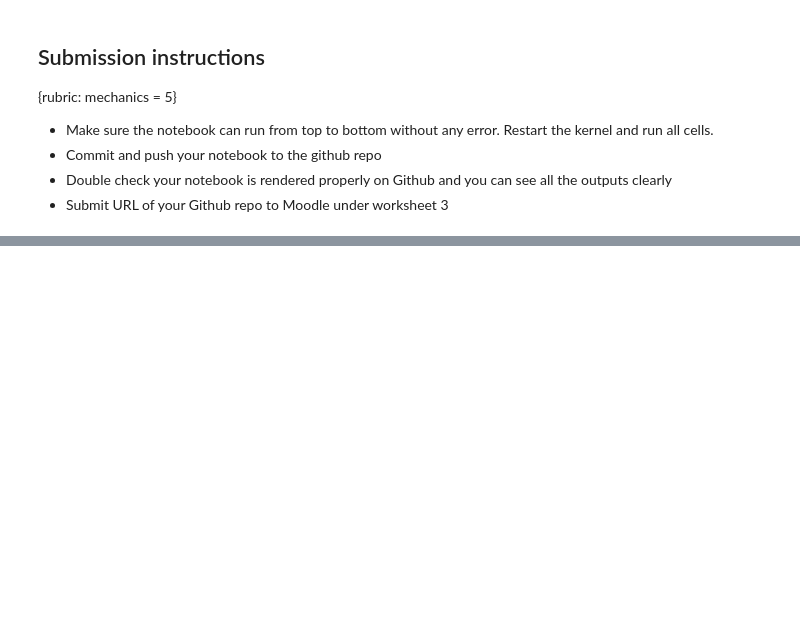
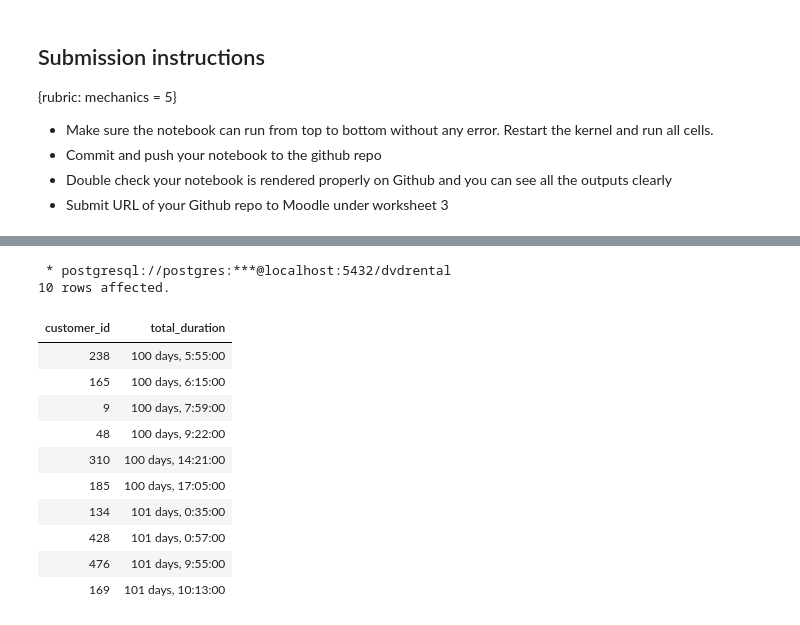
Before and after one commit to TRU-DASC/dasc5410-worksheet3-Aarbaab, a Jupyter notebook: worksheet3.ipynb, the cells around one changed output, grey strips where cells are left out. Saved outputs shown, nothing was run; the diff lists cells and outputs as text; code cells hidden in the pictures; blank space fills up the shorter version.

```diff
--- a/worksheet3.ipynb
+++ b/worksheet3.ipynb
@@ -416,0 +484,20 @@ Select the rows from the `customer` table where
+# %%
+%%sql
+select customer_id,sum(age(return_date,rental_date)) as total_duration from rental group by customer_id
+ having sum(age(return_date,rental_date))>INTERVAL '100 DAYS'
+ ORDER BY total_duration
+ limit 10;
+# %% [output]
+ * postgresql://postgres:***@localhost:5432/dvdrental
+10 rows affected.
+| customer_id | total_duration |
+| 238 | 100 days, 5:55:00 |
+| 165 | 100 days, 6:15:00 |
+| 9 | 100 days, 7:59:00 |
+| 48 | 100 days, 9:22:00 |
+| 310 | 100 days, 14:21:00 |
+| 185 | 100 days, 17:05:00 |
+| 134 | 101 days, 0:35:00 |
+| 428 | 101 days, 0:57:00 |
+| 476 | 101 days, 9:55:00 |
+| 169 | 101 days, 10:13:00 |
```
Also changed, not shown: parts of 4 cells of this notebook.
